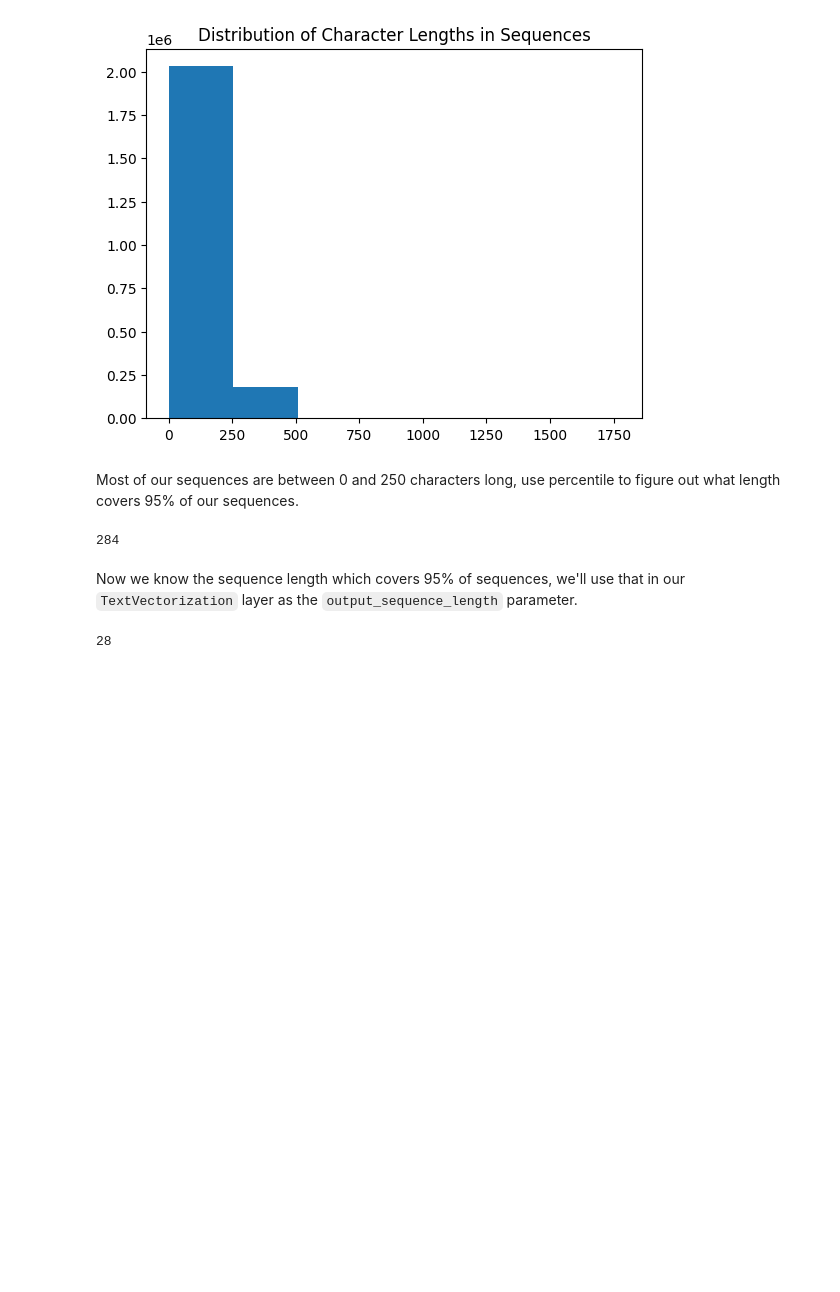
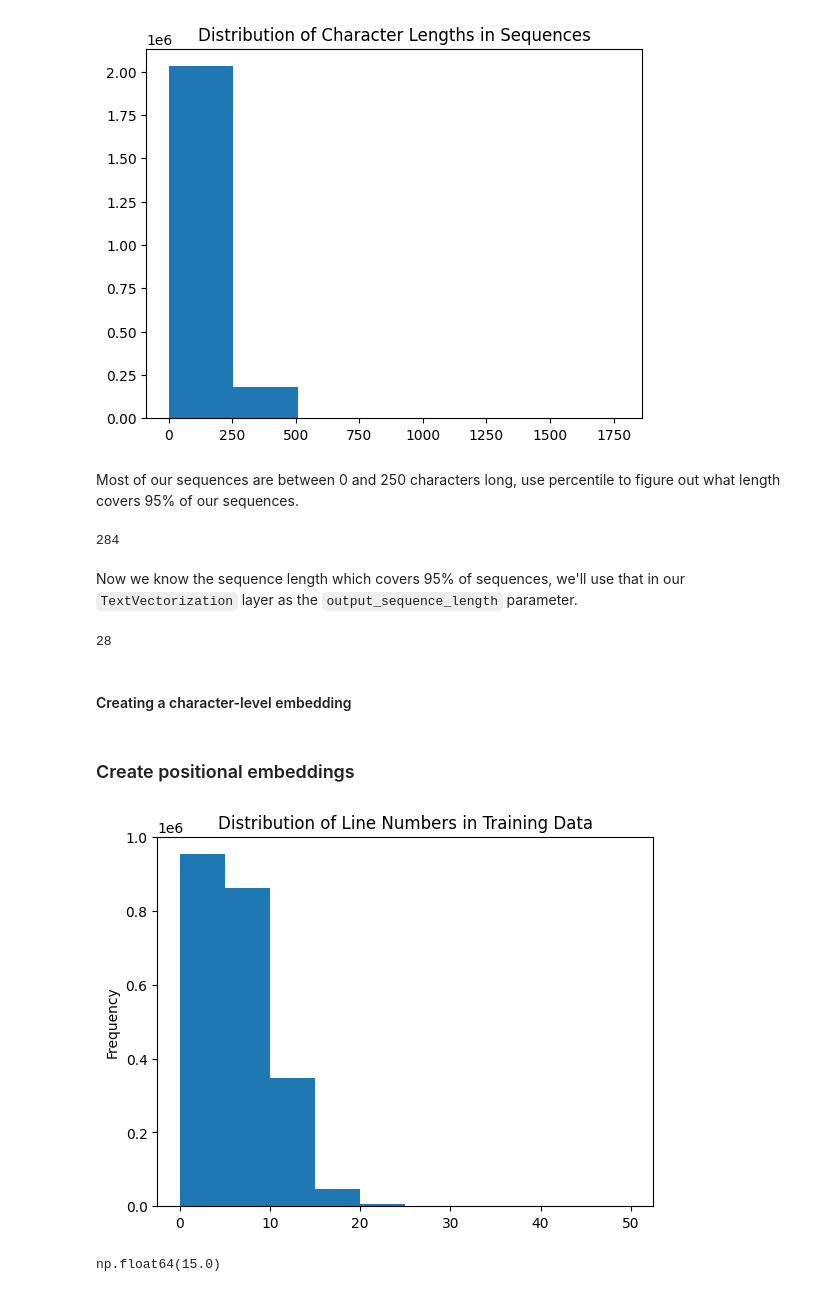
Before and after one commit to davydantoniuk/skimlit-nlp-project, a Jupyter notebook: skimlit.ipynb, the cells around one changed output. Cells and saved outputs as stored; diff of their text form; code cells hidden in the pictures; blank space fills up the shorter version.

Commit message:
Added positional embeddings

```diff
--- a/skimlit.ipynb
+++ b/skimlit.ipynb
@@ -161,3 +161,5 @@ char_vectorizer.adapt(train_chars)
 len(char_vectorizer.get_vocabulary())
 # %% [output]
 28
+# %% [markdown]
+#### Creating a character-level embedding
@@ -163,0 +174,12 @@ len(char_vectorizer.get_vocabulary())
+# %% [markdown]
+### Create positional embeddings
+# %%
+# Check the distribution of line numbers
+train_df['line_number'].plot.hist()
+plt.title("Distribution of Line Numbers in Training Data");
+# %% [output]
+[figure, added]
+# %%
+np.percentile(train_df['line_number'], 98)
+# %% [output]
+np.float64(15.0)
```
Also changed, not shown: parts of 5 cells of this notebook.
